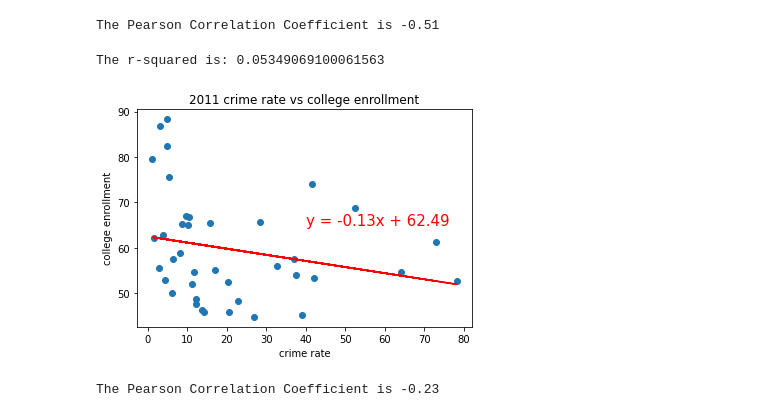
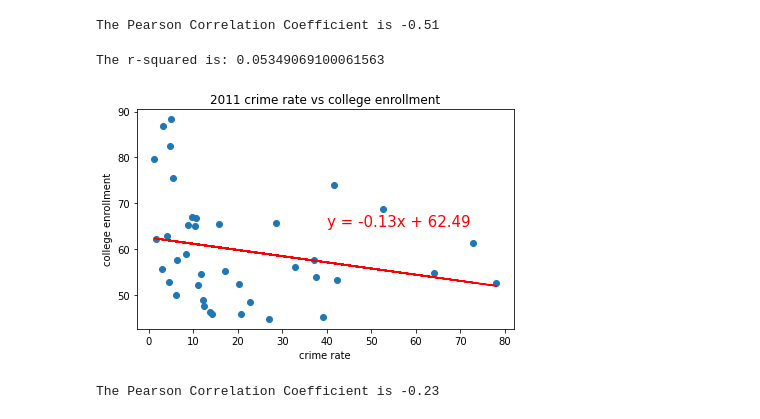
Before and after one commit to MattPostlewaite/NWBC-Project1-Group2, a Jupyter notebook: school_crime_analysis.ipynb, the cells around one changed output. Cells and saved outputs as stored; diff of their text form; code cells hidden in the pictures.

```diff
--- a/school_crime_analysis.ipynb
+++ b/school_crime_analysis.ipynb
@@ -225,20 +238,23 @@ print("")
 # %% [output]
 The Pearson Correlation Coefficient is -0.51
 # %%
+# Plot 2011 Graduation Rate vs Crime Rate and Run Regression
 x_values = crime_school_2011_df["Crime Rate Per 100 People"]
 y_values = crime_school_2011_df["College Enrollment Rate %"]
 (slope, intercept, rvalue, pvalue, stderr) = linregress(x_values, y_values)
 regress_values = x_values * slope + intercept
 line_eq = "y = " + str(round(slope,2)) + "x + " + str(round(intercept,2))
 plt.scatter(x_values,y_values)
 plt.plot(x_values,regress_values,"r-")
 plt.annotate(line_eq,(40,65),fontsize=15,color="red")
 plt.title("2011 crime rate vs college enrollment")
 plt.xlabel('crime rate')
 plt.ylabel('college enrollment')
 print(f"The r-squared is: {rvalue**2}")
+plt.tight_layout()
+plt.savefig("Images/2011_College_Enrollment_v_Crime.png")
 plt.show()
 # %% [output]
 The r-squared is: 0.05349069100061563
-[figure, old version]
+[figure, new version]
 # %%
```
Also changed, not shown: parts of 32 cells of this notebook, 8 other files.
